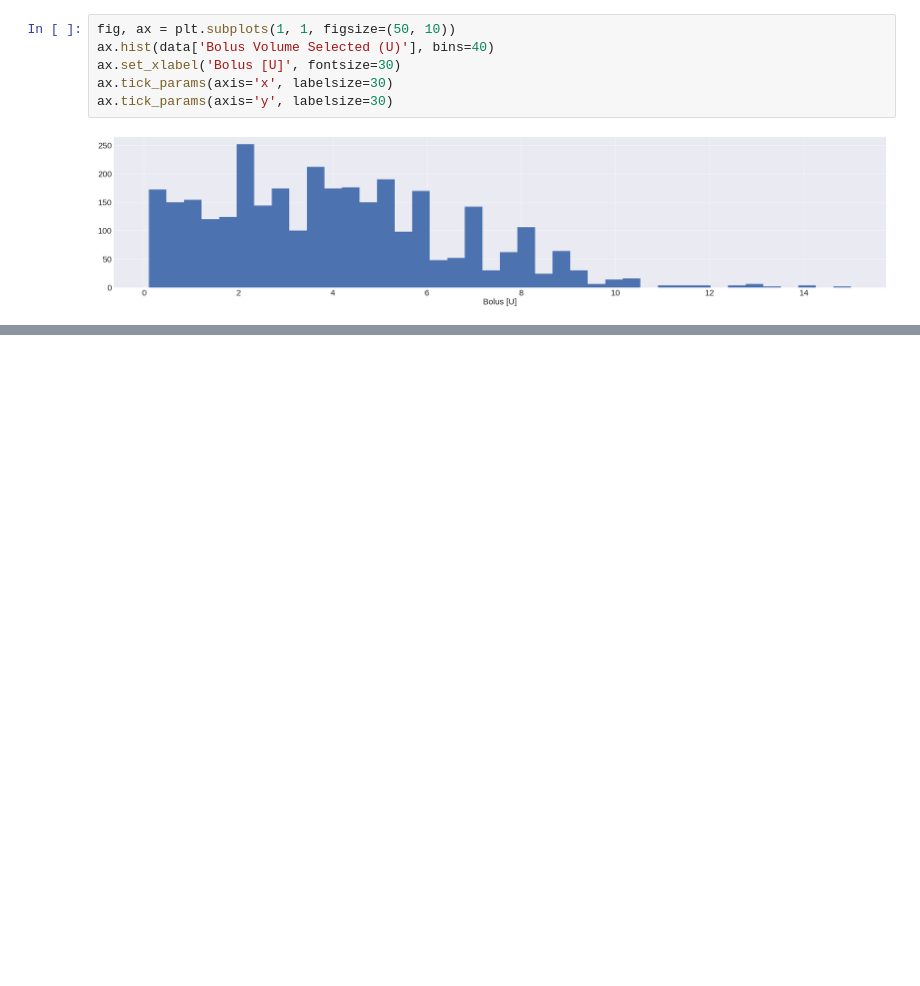
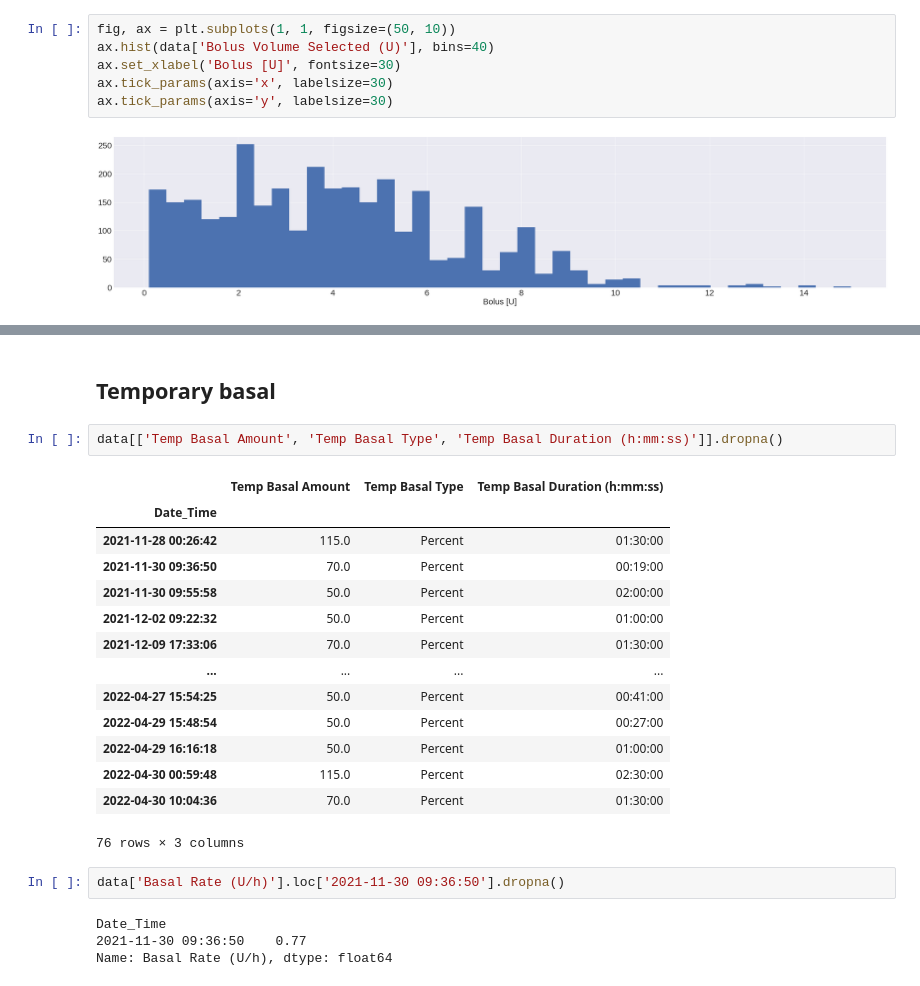
Before and after one commit to sdysch/diabetes-ml, a Jupyter notebook: insulin_pump_data.ipynb, the cells around one changed output, grey strips where cells are left out. Cells and saved outputs as stored; diff of their text form; blank space fills up the shorter version.

```diff
--- a/insulin_pump_data.ipynb
+++ b/insulin_pump_data.ipynb
@@ -107,0 +150,25 @@ ax.tick_params(axis='y', labelsize=30)
+# %% [markdown]
+## Temporary basal
+# %%
+data[['Temp Basal Amount', 'Temp Basal Type', 'Temp Basal Duration (h:mm:ss)']].dropna()
+# %% [output]
+|  | Temp Basal Amount | Temp Basal Type | Temp Basal Duration (h:mm:ss) |
+| Date_Time |  |  |  |
+| 2021-11-28 00:26:42 | 115.0 | Percent | 01:30:00 |
+| 2021-11-30 09:36:50 | 70.0 | Percent | 00:19:00 |
+| 2021-11-30 09:55:58 | 50.0 | Percent | 02:00:00 |
+| 2021-12-02 09:22:32 | 50.0 | Percent | 01:00:00 |
+| 2021-12-09 17:33:06 | 70.0 | Percent | 01:30:00 |
+| ... | ... | ... | ... |
+| 2022-04-27 15:54:25 | 50.0 | Percent | 00:41:00 |
+| 2022-04-29 15:48:54 | 50.0 | Percent | 00:27:00 |
+| 2022-04-29 16:16:18 | 50.0 | Percent | 01:00:00 |
+| 2022-04-30 00:59:48 | 115.0 | Percent | 02:30:00 |
+| 2022-04-30 10:04:36 | 70.0 | Percent | 01:30:00 |
+76 rows × 3 columns
+# %%
+data['Basal Rate (U/h)'].loc['2021-11-30 09:36:50'].dropna()
+# %% [output]
+Date_Time
+2021-11-30 09:36:50    0.77
+Name: Basal Rate (U/h), dtype: float64
```
Also changed, not shown: parts of 5 cells of this notebook.
